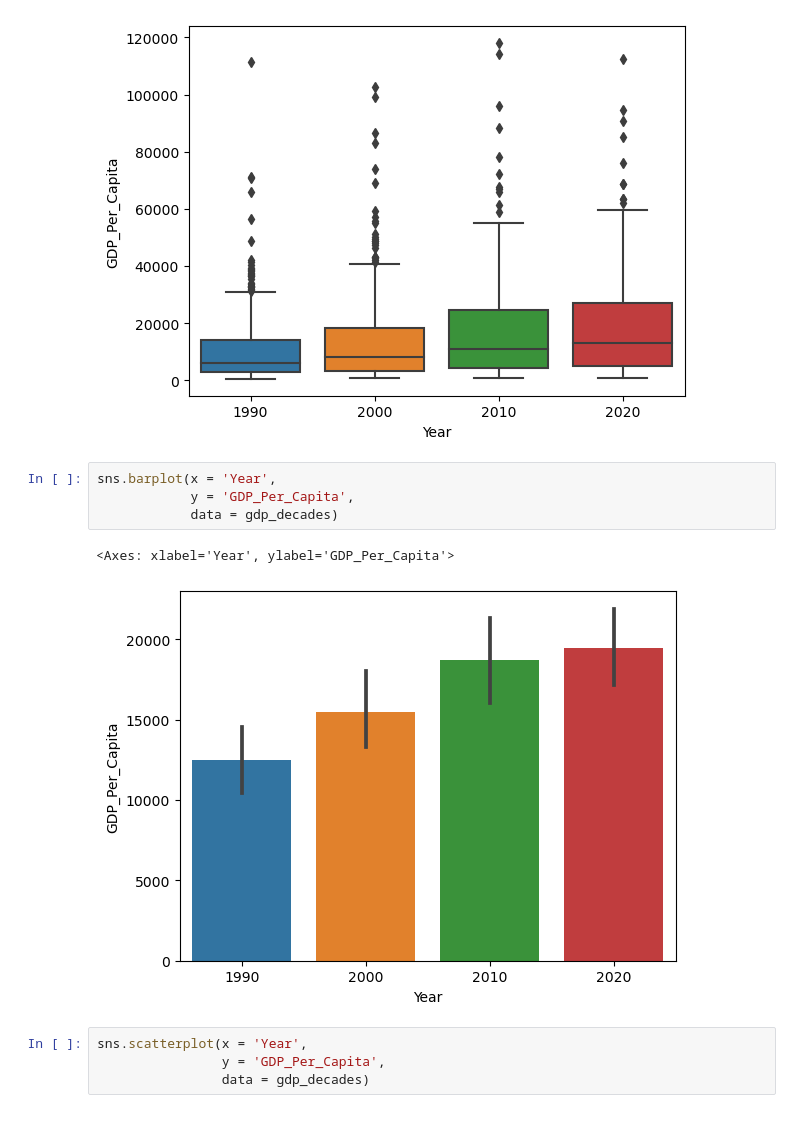
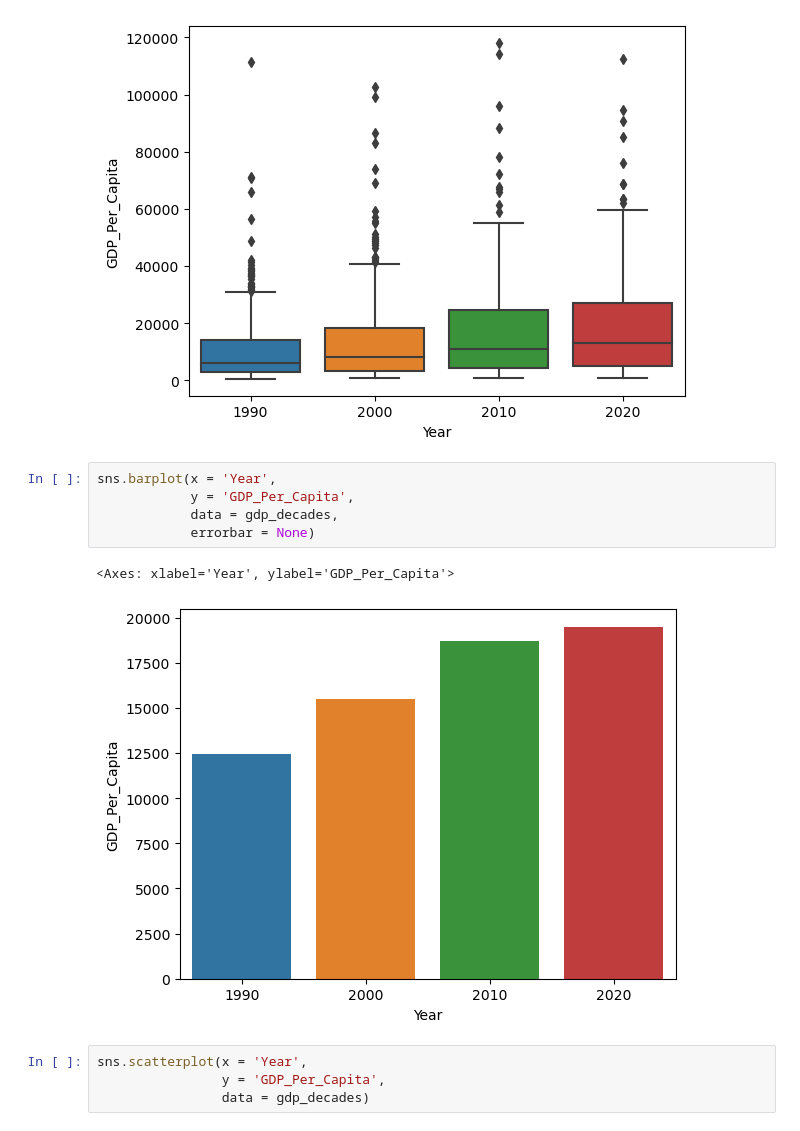
Before and after one commit to Joshua-Clugston/un-project-Joshua-Clugston, a Jupyter notebook: notebooks/un_project_notebook.ipynb, the cells around one changed output. Saved outputs shown, nothing was run; the diff lists cells and outputs as text.

```diff
--- a/notebooks/un_project_notebook.ipynb
+++ b/notebooks/un_project_notebook.ipynb
@@ -277,10 +277,11 @@ sns.boxplot(x = 'Year',
 # %%
 sns.barplot(x = 'Year',
             y = 'GDP_Per_Capita',
-            data = gdp_decades)
+            data = gdp_decades,
+            errorbar = None)
 # %% [output]
 <Axes: xlabel='Year', ylabel='GDP_Per_Capita'>
-[figure, old version]
+[figure, new version]
 # %%
 sns.scatterplot(x = 'Year',
                 y = 'GDP_Per_Capita',
```
Also changed, not shown: parts of 20 cells of this notebook.
